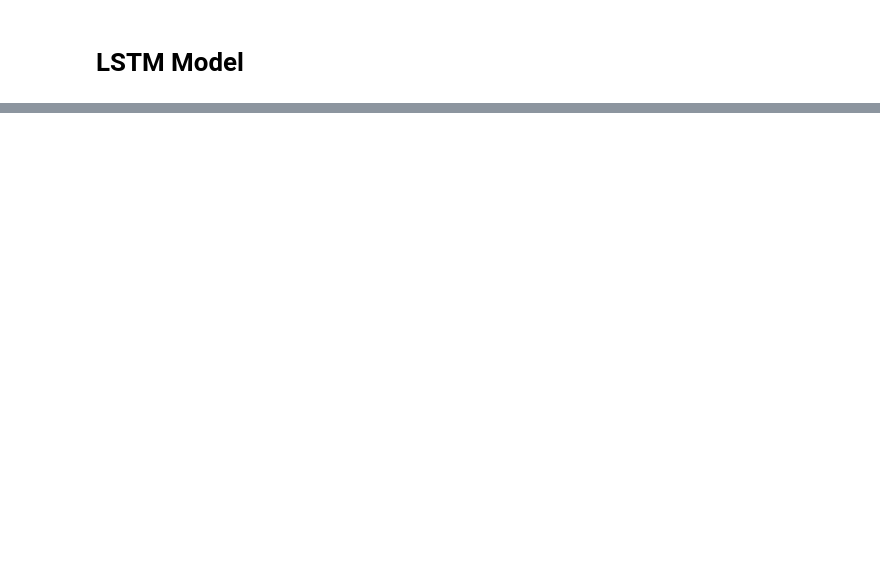
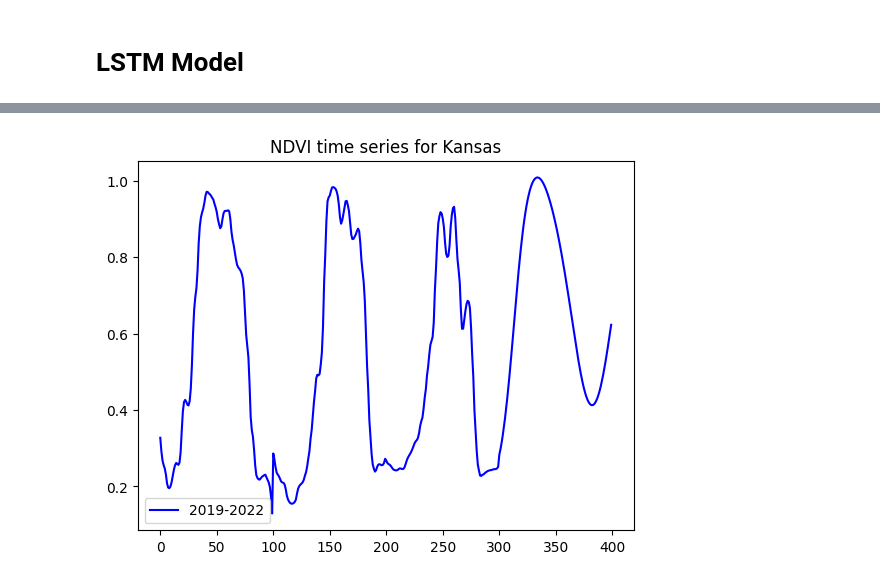
Before and after one commit to AguilarAngel9/Plant-Growth-Cycle-based-on-geospatial-data, a Jupyter notebook: Models/lstm.ipynb, the cells around one changed output, grey strips where cells are left out. Cells and saved outputs as stored; diff of their text form; code cells hidden in the pictures; blank space fills up the shorter version.

```diff
--- a/Models/lstm.ipynb
+++ b/Models/lstm.ipynb
@@ -201,0 +265,12 @@ plt.show()
+# %%
+# Get the forecast of the model.
+new_forecast_ = []
+
+for i in range(PARAMETERS.PREDICT_STEPS):
+  new_forecast_series = y_[-PARAMETERS.WINDOW_SIZE:]
+  pred = model.predict(new_forecast_series[np.newaxis])
+  new_forecast.append(pred.reshape(-1))
+  y_ = np.append(y_, pred)
+
+# Crete the new time vector.
+new_time_ = [i for i in range(PARAMETERS.PREDICT_STEPS + 1)]
@@ -201,0 +295,7 @@ plt.show()
+# %%
+plt.title('NDVI time series for Kansas')
+plt.plot(y_, 'b', label='2019-2022')
+plt.legend()
+plt.show()
+# %% [output]
+[figure, added]
```
Also changed, not shown: parts of 12 cells of this notebook, 5 other files.
